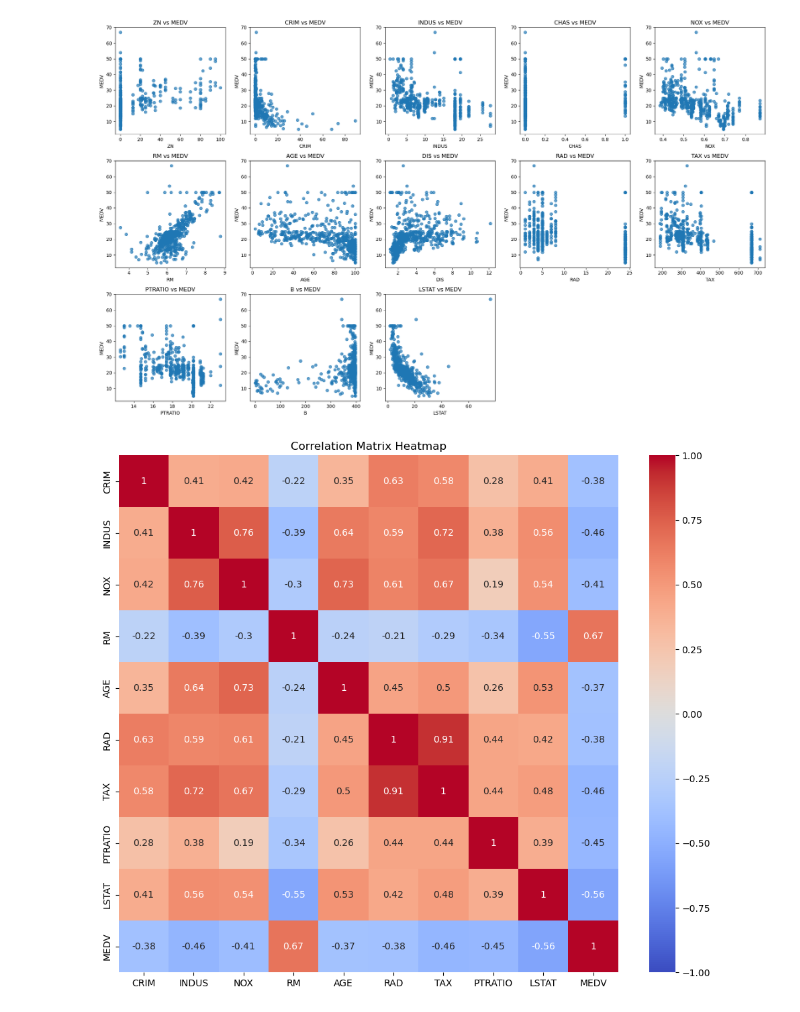
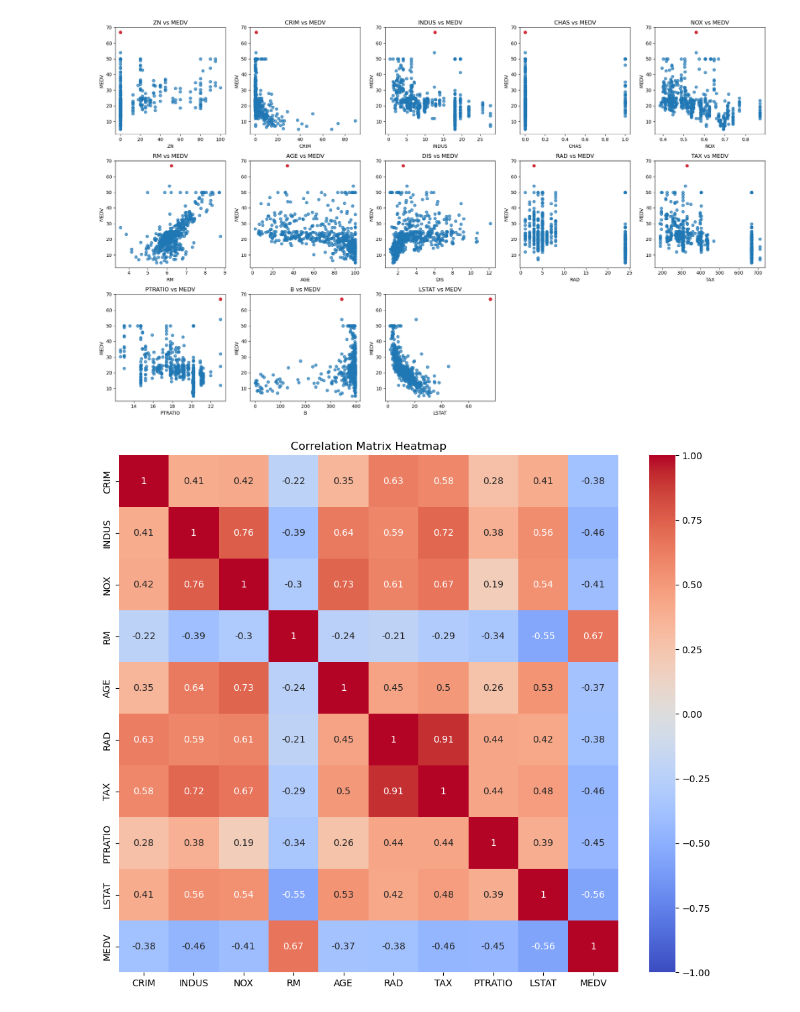
Before and after one commit to olliglorioso/linear-lasso-and-rf-regressors, a Jupyter notebook: Project.ipynb, the cells around one changed output. Drawn from its saved outputs; the diff is of its cells as text; code cells hidden in the pictures.

```diff
--- a/Project.ipynb
+++ b/Project.ipynb
@@ -23,24 +32,24 @@ data.describe()
 # %%
 feature_candidates = ['ZN', 'CRIM', 'INDUS', 'CHAS', 'NOX', 'RM', 'AGE', 'DIS', 'RAD', 'TAX', 'PTRATIO', 'B', 'LSTAT']
-
 num_features = len(feature_candidates)
 num_rows = 3
 num_cols = (num_features + num_rows - 1) // num_rows
-
 plt.figure(figsize=(num_cols * 4, num_rows * 4))
+a = data[data['LSTAT'] > 50]
 
 for i, feature in enumerate(feature_candidates):
     plt.subplot(num_rows, num_cols, i + 1)
     plt.scatter(data[feature], data['MEDV'], alpha=0.7)
+    plt.scatter(a[feature], a['MEDV'], color='red', label='LSTAT > 50', alpha=0.7)
+
     plt.xlabel(feature)
     plt.ylabel('MEDV')
     plt.title(f'{feature} vs MEDV')
-    plt.gca()  # Make plots square
-
+    plt.gca()
 plt.tight_layout()
 plt.show()
 # %% [output]
-[figure, old version]
+[figure, new version]
 # %%
 corr_matrix = data.corr()
 medv_corr = corr_matrix['MEDV']
```
Also changed, not shown: parts of 3 cells of this notebook.
